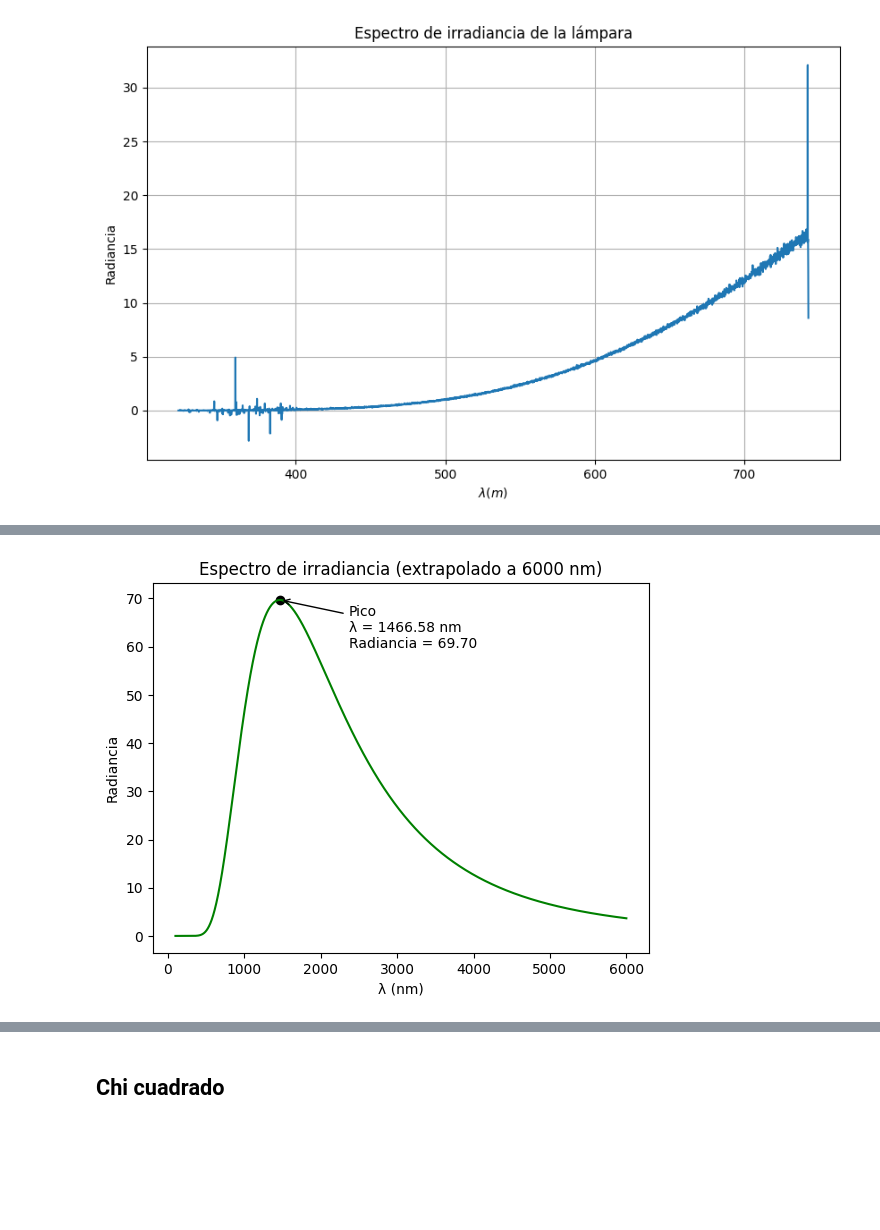
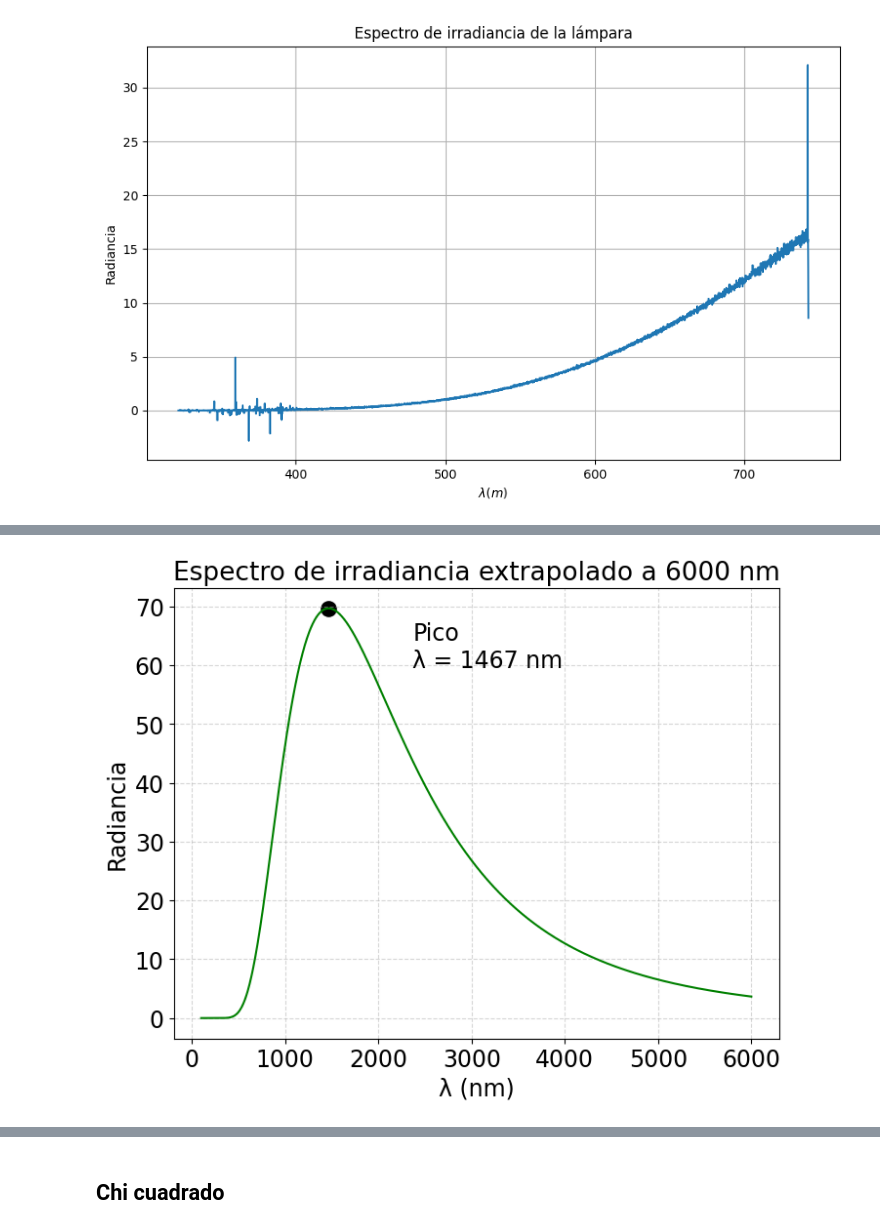
Before and after one commit to Jesus-Gamboa/Experimental_IV, a Jupyter notebook: Espectroscopía/Notebook.ipynb, the cells around one changed output, grey strips where cells are left out. Drawn from its saved outputs; the diff is of its cells as text; code cells hidden in the pictures; blank space fills up the shorter version.

```diff
--- a/Espectroscopía/Notebook.ipynb
+++ b/Espectroscopía/Notebook.ipynb
@@ -139,34 +184,47 @@ Temperatura = 1976.1436360930097 K
-# %%
-#Extrapolación del ajuste a 6000 nm y cálculo de la longitud de onda máxima
-L_ = linspace(100, 6000, 10000)  # nm
-
-Ia_ = fL(L_, a, b)*1e9
-
-# Encontrar índice del pico
-idx = argmax(Ia_)
-
-# Valores del pico
-lambda_pico = L_[idx]
-pico = Ia_[idx]
-
-plt.plot(L_, Ia_, color = 'green')
-
-# Marcar el pico
-plt.scatter(lambda_pico, pico, color = 'black')
-
-# Anotar el pico en la gráfica (con 2 decimales)
-plt.annotate(f'Pico\nλ = {lambda_pico:.2f} nm\nRadiancia = {pico:.2f}',
-             xy=(lambda_pico, pico),
-             xytext=(lambda_pico + 900, pico - 10),
-             arrowprops=dict(arrowstyle='->'))
-
-plt.title('Espectro de irradiancia (extrapolado a 6000 nm)')
-plt.xlabel('λ (nm)')
-plt.ylabel('Radiancia')
-plt.savefig('Articulo/Imagenes/extrapolado')
-plt.show()
-# %% [output]
-[figure, removed]
+# %%
+#Extrapolación del ajuste a 6000 nm y cálculo de la longitud de onda máxima
+
+L_ = linspace(100, 6000, 10000)  # nm
+
+Ia_ = fL(L_, a, b)*1e9
+
+# Encontrar índice del pico
+idx = argmax(Ia_)
+
+# Valores del pico
+lambda_pico = L_[idx]
+pico = Ia_[idx]
+
+plt.figure(figsize=(8,6))
+
+plt.plot(L_, Ia_, color = 'green')
+
+# Marcar el pico
+plt.scatter(lambda_pico, pico, color = 'black', s = 120)
+
+# Anotar el pico en la gráfica (con 2 decimales)
+plt.annotate(f'Pico\nλ = {lambda_pico:.0f} nm',
+             xy=(lambda_pico, pico),
+             xytext=(lambda_pico + 900, pico - 10),
+             fontsize = 17)
+
+plt.title('Espectro de irradiancia extrapolado a 6000 nm', fontsize = 19)
+
+plt.xlabel('λ (nm)', fontsize = 17)
+
+plt.xticks(fontsize = 17)
+
+plt.yticks(fontsize = 17)
+
+plt.ylabel('Radiancia', fontsize = 17)
+
+plt.grid(alpha = 0.5, linestyle = '--')
+
+plt.savefig('Articulo/Imagenes/extrapolado')
+
+plt.show()
+# %% [output]
+[figure, added]
 # %%
 
 #Imprimimos el valor de temperatura por aplicación de la ley de Wein
```
Also changed, not shown: parts of 9 cells of this notebook, 27 other files.
